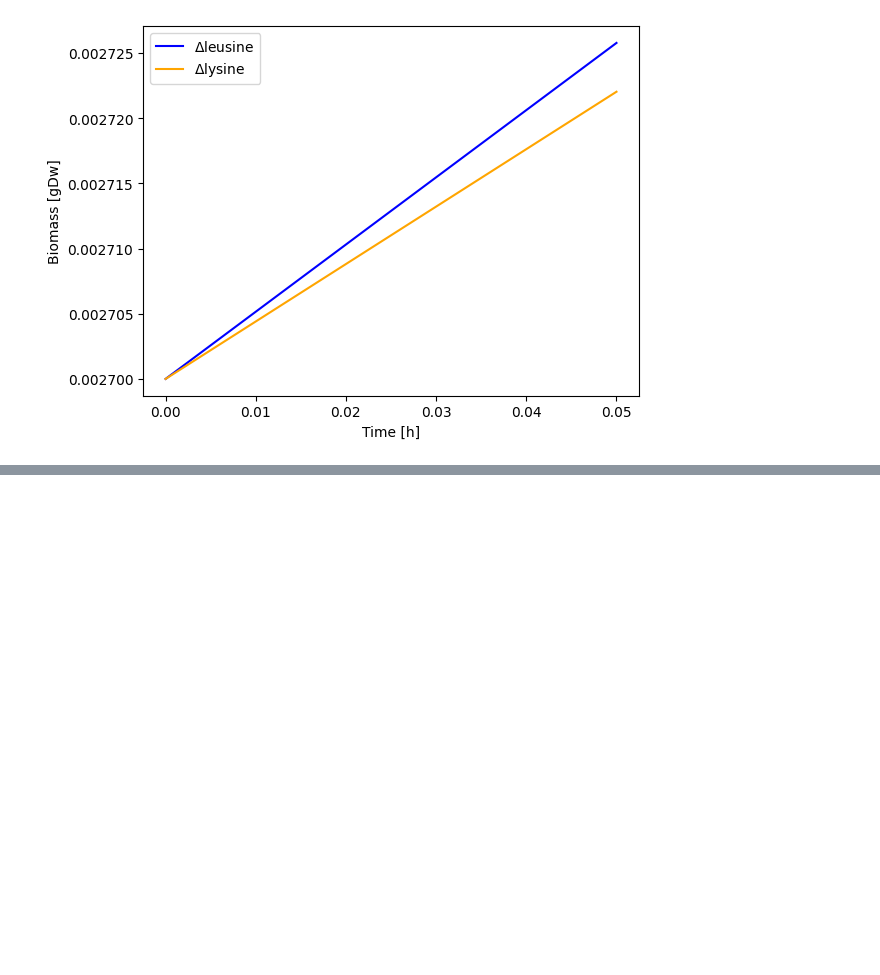
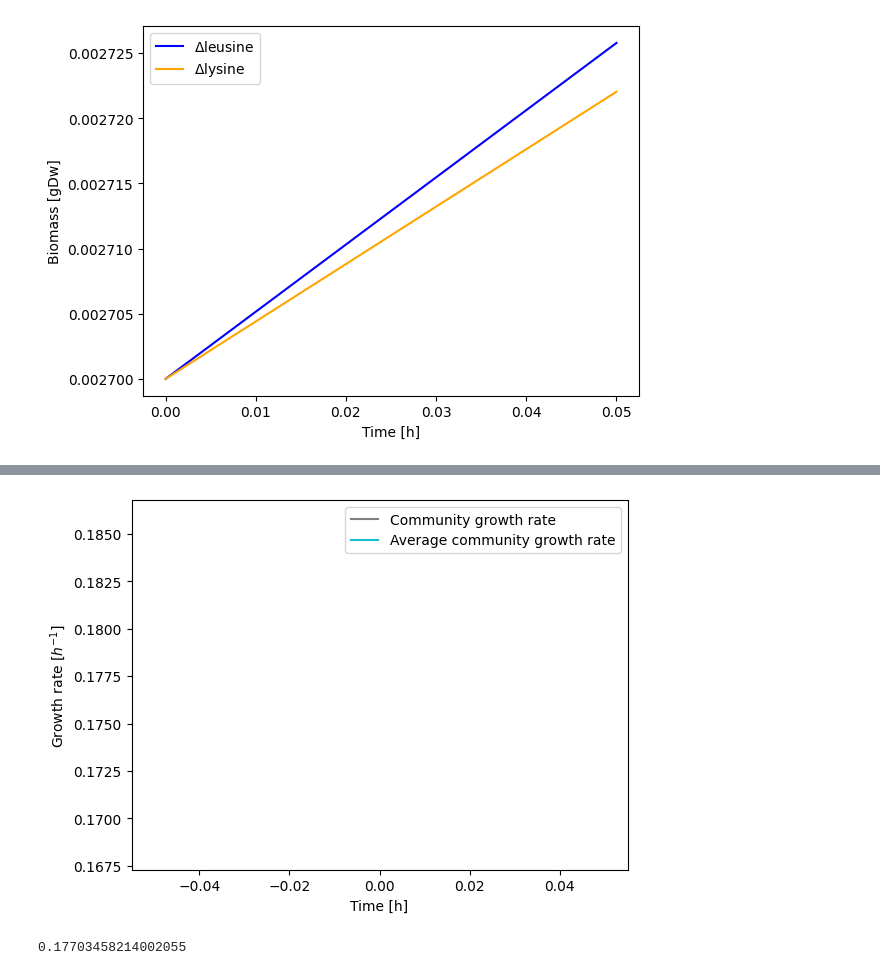
Before and after one commit to StevenWijnen/major_research_project_sysbio, a Jupyter notebook: results/code/ecoli/dpFBA_unconstrained.ipynb, the cells around one changed output, grey strips where cells are left out. Saved outputs shown, nothing was run; the diff lists cells and outputs as text; code cells hidden in the pictures; blank space fills up the shorter version.

```diff
--- a/results/code/ecoli/dpFBA_unconstrained.ipynb
+++ b/results/code/ecoli/dpFBA_unconstrained.ipynb
@@ -159,0 +174,24 @@ for f in fluxes["dlys"]:
+# %%
+biomass_flux_dleu = dpFBA.get_flux_values("dleu", "R_BIOMASS_Ec_iAF1260_core_59p81M")
+biomass_flux_dlys = dpFBA.get_flux_values("dlys", "R_BIOMASS_Ec_iAF1260_core_59p81M")
+xcomm = []
+
+for i,bm in enumerate(biomass_flux_dleu):
+    xcomm.append((bm + biomass_flux_dlys[i]) / (biomasses["dleu"][i] + biomasses["dlys"][i]) )
+
+
+plt.plot(time_points[:-1], xcomm, color=f"C{17}", label=f"Community growth rate")
+plt.plot(time_points[:-1], [sum(xcomm)/len(xcomm)] * len(xcomm), color=f"C{19}", label=f"Average community growth rate")
+
+plt.xlabel("Time [h]")
+plt.ylabel(r'Growth rate [$h^{-1}$]')
+plt.legend()
+
+
+plt.show()
+
+
+print(sum(xcomm)/len(xcomm))
+# %% [output]
+[figure, added]
+0.17703458214002055
```
Also changed, not shown: parts of 19 cells of this notebook, 1 other file.
